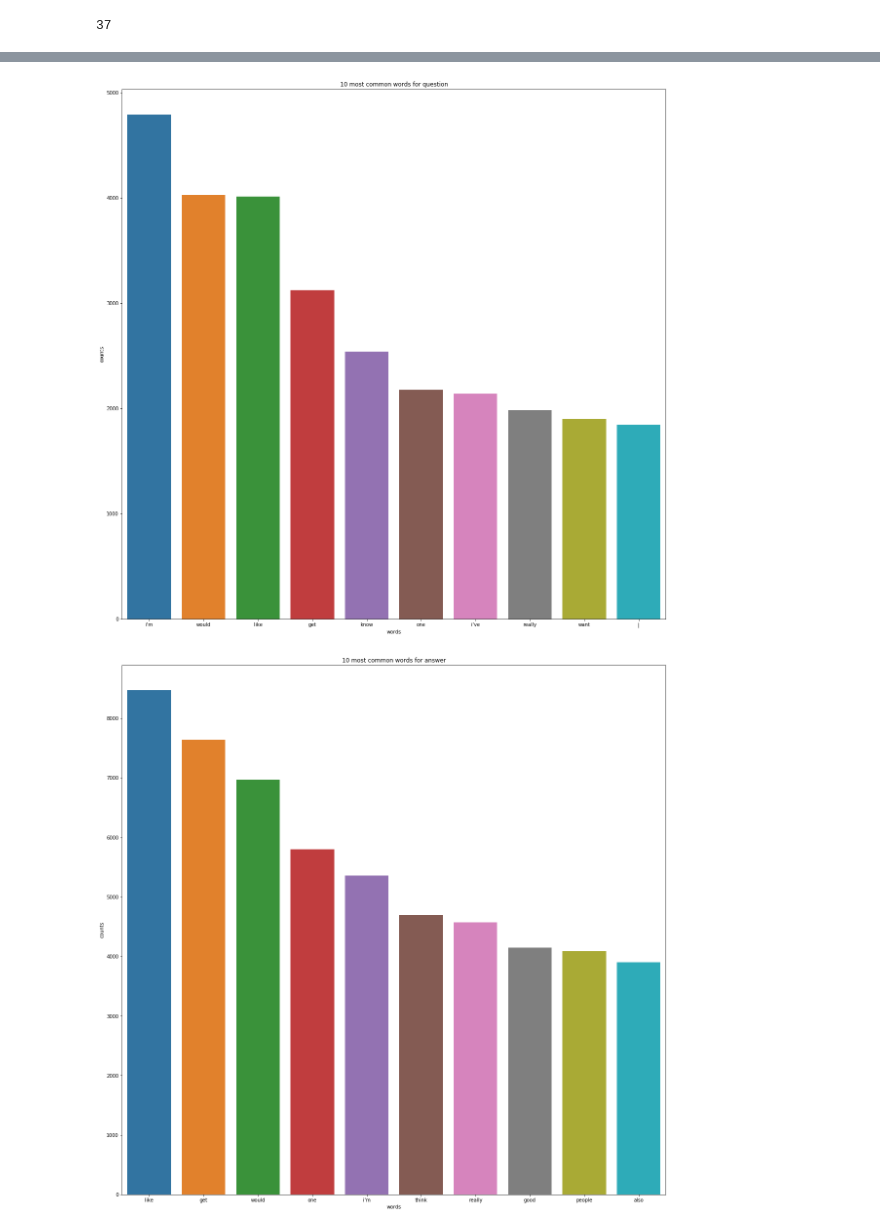
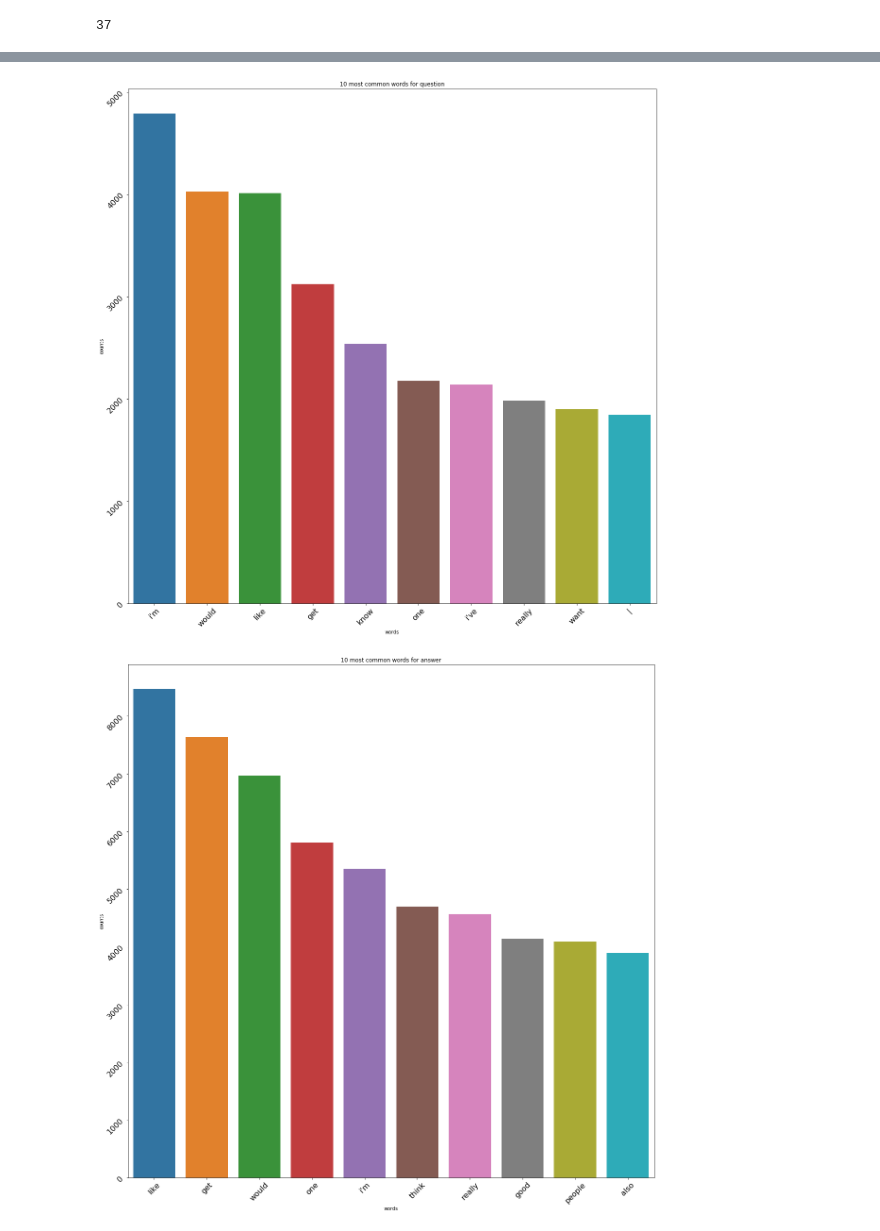
Before and after one commit to Huzefa-Calcutta/Text_Classification, a Jupyter notebook: data_visualization.ipynb, the cells around one changed output, grey strips where cells are left out. Cells and saved outputs as stored; diff of their text form; code cells hidden in the pictures.

```diff
--- a/data_visualization.ipynb
+++ b/data_visualization.ipynb
@@ -124,0 +274,2 @@ reddit_data['final_label'] = get_unique_label(reddit_data, "labels", "annotators
+# %%
+reddit_data = reddit_data[~(reddit_data['text'].isin(['[deleted]'," ", '']))]
@@ -184,0 +430,2 @@ plt.show()
+# %%
+reddit_data['count_url'] = reddit_data['text'].apply(lambda x:str(x).count("http"))
@@ -184,0 +457,8 @@ plt.show()
+# %%
+fig, ax = plt.subplots(figsize=(20,20))
+sns.barplot(x = 'final_label', y = 'count_url', data = reddit_data)
+ax.set_xlabel("Post Label", fontsize=16)
+ax.set_ylabel("Mean count of urls", fontsize=16)
+ax.tick_params(axis="y", labelsize=16, rotation=45)
+ax.tick_params(axis="x", labelsize=16, rotation=45)
+plt.show()
@@ -185,11 +467,16 @@ plt.show()
+# %%
+reddit_data['text_clean'] = reddit_data['text'].str.replace(re.compile('[^\w\s]'), ' ')
+reddit_data['text_clean'] = reddit_data['text'].str.replace(re.compile('\s+'), ' ')
 # %%
 import nltk
 from nltk.corpus import stopwords
 for label in pd.unique(reddit_data['final_label']):
     unigram_dist = nltk.FreqDist([word for des in reddit_data[reddit_data['final_label']==label]['text_clean'].astype(str).str.lower() for word in des.split(" ") if word != "" and word not in stopwords.words('english')])
     top_10_unigram = pd.DataFrame(unigram_dist.most_common(10), columns = ['words','counts'])
-    fig = plt.figure(figsize=(20,20))
+    fig, ax = plt.subplots(figsize=(20,20))
     sns.barplot(x='words',y='counts', data=top_10_unigram)
+    ax.tick_params(axis="y", labelsize=16, rotation=45)
+    ax.tick_params(axis="x", labelsize=16, rotation=45)
     plt.title("10 most common words for %s" %label)
     plt.show()
 # %% [output]
@@ -200,2 +487,2 @@ for label in pd.unique(reddit_data['final_label']):
-[figure, old version]
+[figure, new version]
-[figure, old version]
+[figure, new version]
```
Also changed, not shown: parts of 71 cells of this notebook, 6 other files.
